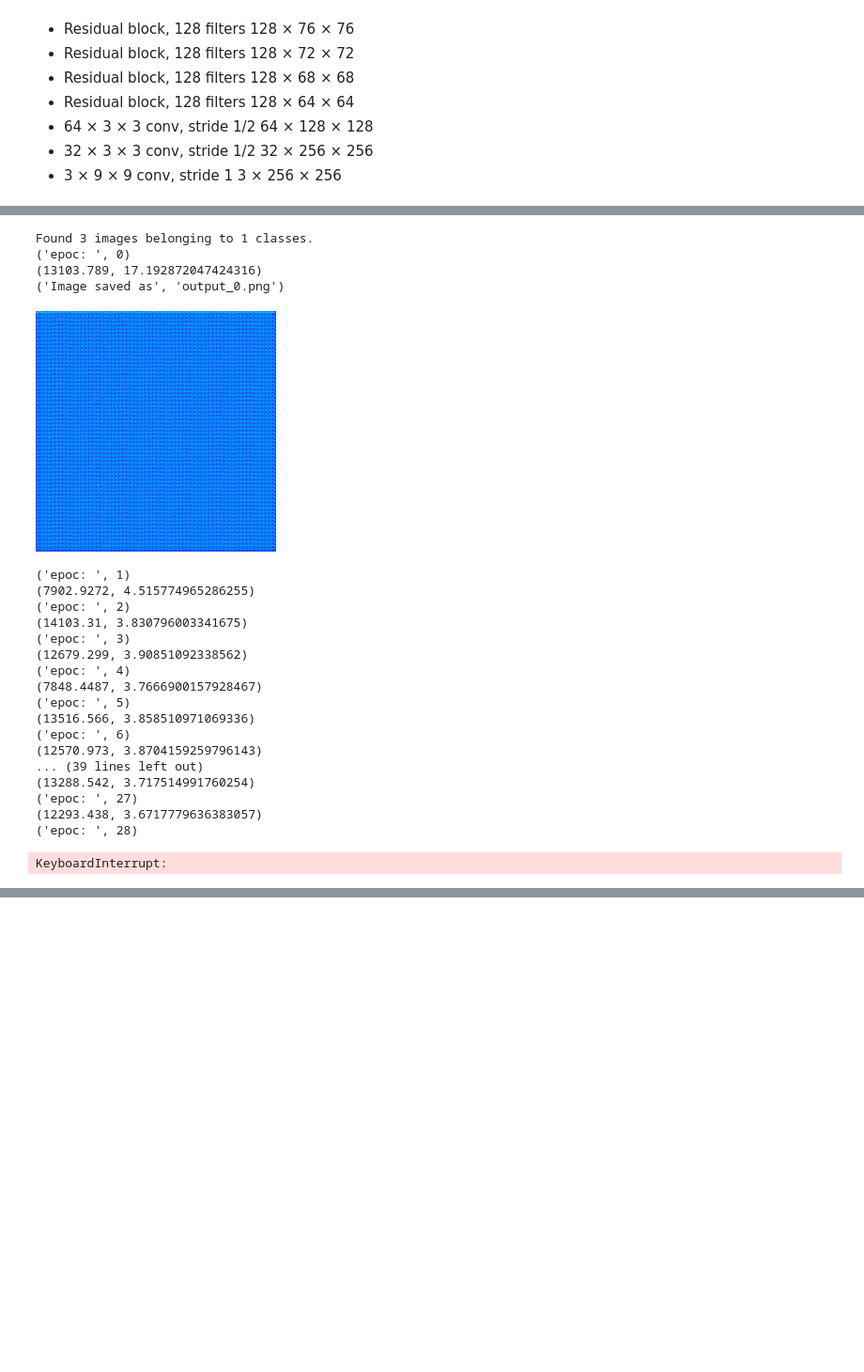
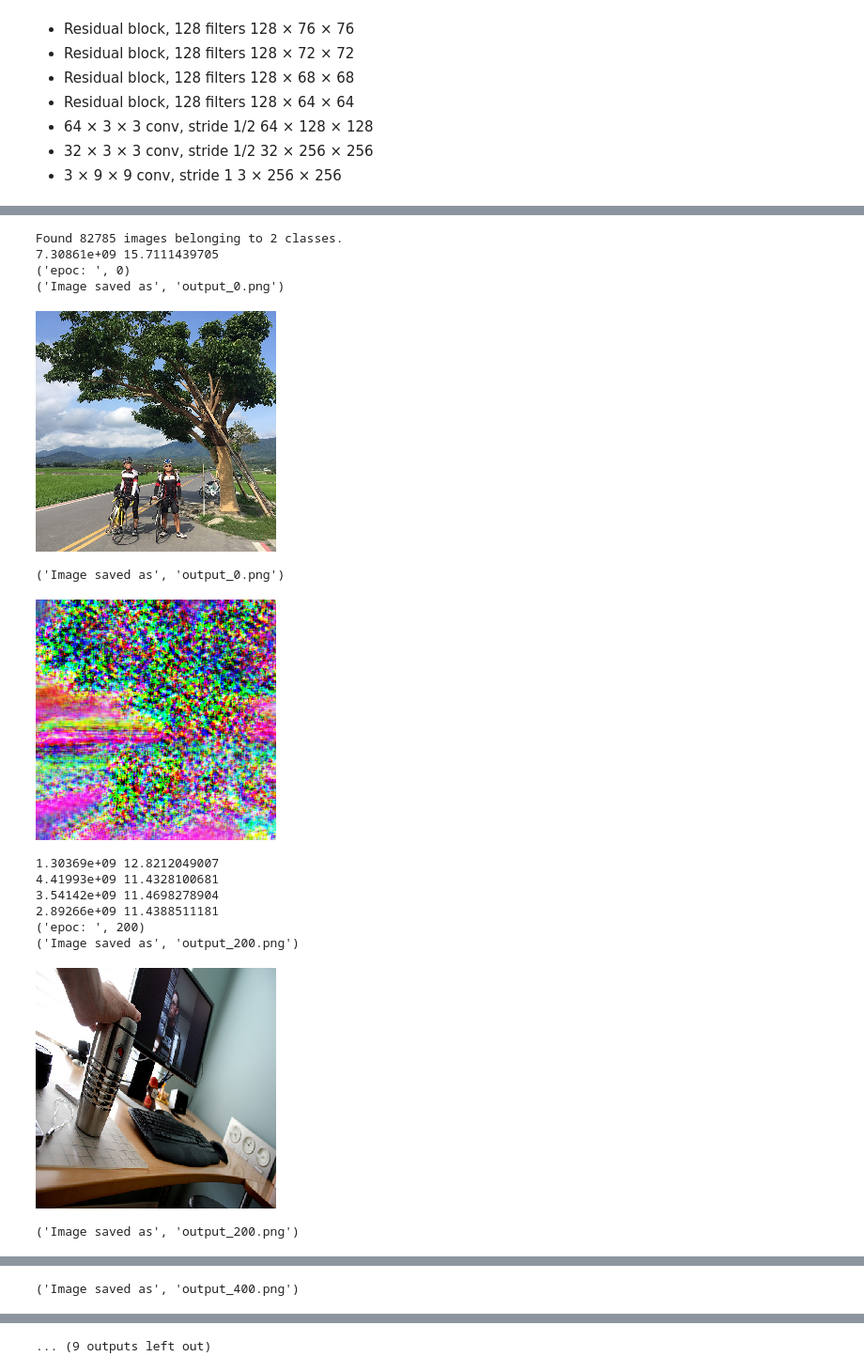
Before and after one commit to misgod/fast-neural-style-keras, a Jupyter notebook: model.ipynb, the cells around one changed output, grey strips where cells are left out. Shown at 94% size. Saved outputs shown, nothing was run; the diff lists cells and outputs as text; code cells hidden in the pictures; blank space fills up the shorter version.

```diff
--- a/model.ipynb
+++ b/model.ipynb
@@ -28,13 +30,14 @@ import nets
 # %%
 
 
+img_width, img_height = 256,256
 
-model = nets.image_transform_net()
+net = nets.image_transform_net(img_width,img_height)
 # print model.summary()
 
 #if tranning
 
-#model = nets.loss_net(net.output,net.input)
+model = nets.loss_net(net.output,net.input,img_width,img_height)
 
-print model.summary()
+model.summary()
 # %% [output]
@@ -76,64 +79,65 @@ from keras import backend as K
 import time
 import numpy as np
 
 from keras.callbacks import TensorBoard
 
-img_width = 256
-img_height = 256
-nb_epoch = 12*100
-train_batchsize = 1 #4
+
+nb_epoch = 82785 *2
+train_batchsize =  1
 train_image_path = "images/train/"
 
 learning_rate = 1e-3 #1e-3
-optimizer = Adam(lr=learning_rate,beta_1=0.99)
+optimizer = Adam() # Adam(lr=learning_rate,beta_1=0.99)
 
 model.compile(optimizer,  dummy_loss)  # Dummy loss since we are learning from regularizes
 
-datagen = ImageDataGenerator(rescale=1. / 255)
+datagen = ImageDataGenerator()
 
-dummy_y = np.zeros((train_batchsize, img_height, img_width, 3)) # Dummy output, not used since we use regularizers to train
+dummy_y = np.zeros((train_batchsize,img_width,img_height,3)) # Dummy output, not used since we use regularizers to train
 
-tbCallBack = TensorBoard(log_dir='/Graph', histogram_freq=0, write_graph=True, write_images=True)
+
+#tbCallBack = TensorBoard(log_dir='/Graph', histogram_freq=0, write_graph=True, write_images=True)
+
+
+
+#model.load_weights('weights.h5',by_name=False)
 
 
 i=0
+t1 = time.time()
 for x in datagen.flow_from_directory(train_image_path, class_mode=None, batch_size=train_batchsize,
     target_size=(img_width, img_height), shuffle=False):
     if i > nb_epoch:
         break
-    print("epoc: ", i)
-    t1 = time.time()
+
     hist = model.train_on_batch(x, dummy_y)
 
-    print(hist,(time.time() -t1))
+    if i % 50 == 0:
+        print  hist,(time.time() -t1)
+        t1 = time.time()
 
-    if i % 50 == 0:
+    if i % 200 == 0:
+        print("epoc: ", i)
         val_x = net.predict(x)
-
+#         val_x = net.predict(x)
+        display_val_img(i, x[0])
         display_val_img(i, val_x[0])
+        model.save_weights('weights.h5')
 
     i+=1
 # %% [output]
-Found 3 images belonging to 1 classes.
+Found 82785 images belonging to 2 classes.
+7.30861e+09 15.7111439705
 ('epoc: ', 0)
-(13103.789, 17.192872047424316)
 ('Image saved as', 'output_0.png')
-[figure, old version]
+[figure, new version]
-('epoc: ', 1)
-(7902.9272, 4.515774965286255)
-('epoc: ', 2)
-(14103.31, 3.830796003341675)
-('epoc: ', 3)
-(12679.299, 3.90851092338562)
-('epoc: ', 4)
-(7848.4487, 3.7666900157928467)
-('epoc: ', 5)
-(13516.566, 3.858510971069336)
-('epoc: ', 6)
-(12570.973, 3.8704159259796143)
-... (39 lines left out)
-(13288.542, 3.717514991760254)
-('epoc: ', 27)
-(12293.438, 3.6717779636383057)
-('epoc: ', 28)
+('Image saved as', 'output_0.png')
+[figure, added]
-KeyboardInterrupt:
+1.30369e+09 12.8212049007
+4.41993e+09 11.4328100681
+3.54142e+09 11.4698278904
+2.89266e+09 11.4388511181
+('epoc: ', 200)
+('Image saved as', 'output_200.png')
+[figure, added]
+('Image saved as', 'output_200.png')
@@ -139,0 +152 @@ KeyboardInterrupt:
+('Image saved as', 'output_400.png')
@@ -139,0 +154 @@ KeyboardInterrupt:
+... (9 outputs left out)
```
Also changed, not shown: parts of 3 cells of this notebook, 7 other files.
